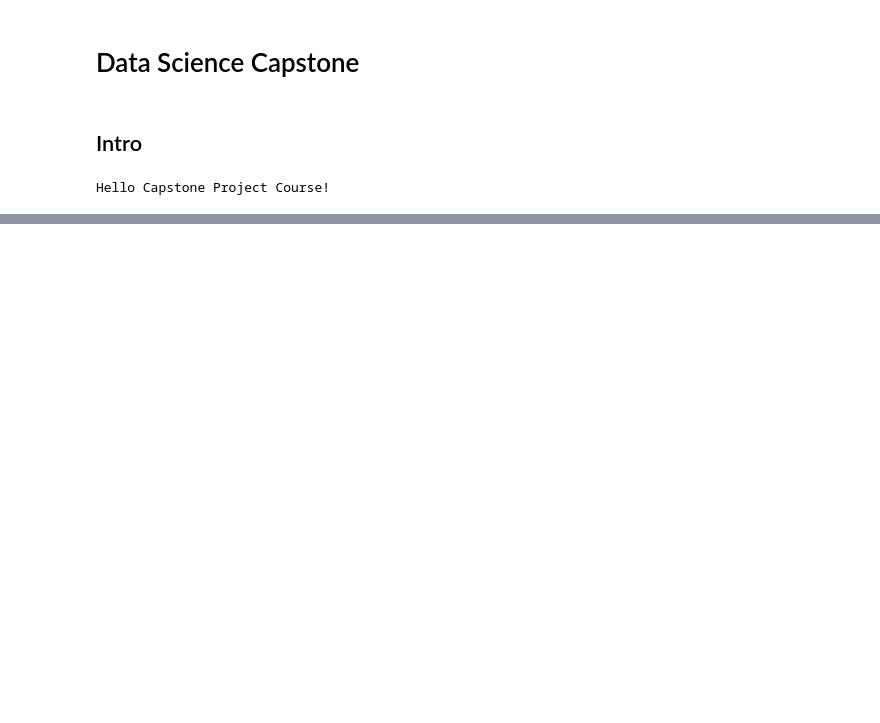
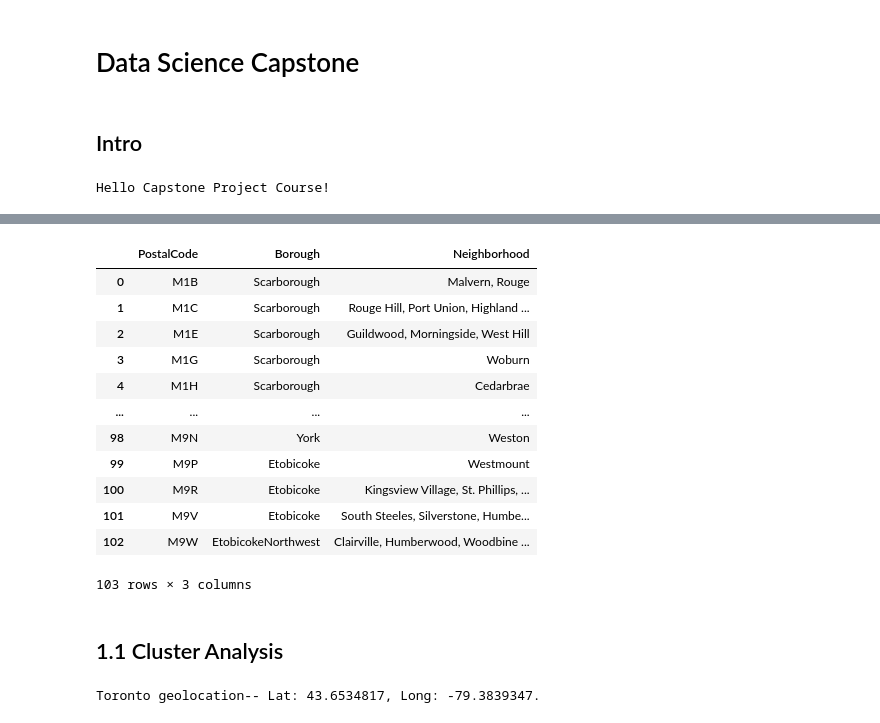
Before and after one commit to Badhippie/ABreathofFreshAir, a Jupyter notebook: Data_Science_Capstone.ipynb, the cells around one changed output, grey strips where cells are left out. Saved outputs shown, nothing was run; the diff lists cells and outputs as text; code cells hidden in the pictures; blank space fills up the shorter version.

```diff
--- a/Data_Science_Capstone.ipynb
+++ b/Data_Science_Capstone.ipynb
@@ -26,0 +95,12 @@ geo_data.head()
+# %%
+# Clean the df, count of boroughs and neighborhoods
+geo_data = pd.read_csv('/Geospatial_Coordinates.csv')
+geo_data.shape
+clean_geo_data = pd.DataFrame({'PostalCode':toronto_data['PostalCode'],
+                            'Borough':toronto_data['Borough'],
+                            'Neighborhood':toronto_data['Neighborhood'],
+                            'Latitude':geo_data['Latitude'],
+                            'Longitude':geo_data['Longitude']})
+print('There are {} boroughs in Toronto'.format(clean_geo_data['Borough'].nunique()))
+print('There are {} neighborhoods in Toronto'.format(clean_geo_data['Neighborhood'].nunique()))
+clean_geo_data.head()
@@ -26,0 +116,30 @@ geo_data.head()
+# %%
+# Finally, join the data frames on specified features
+project_df = clean_geo_data.groupby(['PostalCode', 'Borough'])['Neighborhood'].apply(', '.join).reset_index()
+project_df
+# %% [output]
+|  | PostalCode | Borough | Neighborhood |
+| 0 | M1B | Scarborough | Malvern, Rouge |
+| 1 | M1C | Scarborough | Rouge Hill, Port Union, Highland ... |
+| 2 | M1E | Scarborough | Guildwood, Morningside, West Hill |
+| 3 | M1G | Scarborough | Woburn |
+| 4 | M1H | Scarborough | Cedarbrae |
+| ... | ... | ... | ... |
+| 98 | M9N | York | Weston |
+| 99 | M9P | Etobicoke | Westmount |
+| 100 | M9R | Etobicoke | Kingsview Village, St. Phillips, ... |
+| 101 | M9V | Etobicoke | South Steeles, Silverstone, Humbe... |
+| 102 | M9W | EtobicokeNorthwest | Clairville, Humberwood, Woodbine ... |
+103 rows × 3 columns
+# %% [markdown]
+## 1.1 Cluster Analysis
+# %%
+# Get coordinates of Toronto
+address = 'Toronto'
+geolocator = Nominatim(user_agent = 'toronto_explorer')
+location = geolocator.geocode(address)
+latitude = location.latitude
+longitude = location.longitude
+print('Toronto geolocation-- Lat: {}, Long: {}.'.format(latitude, longitude))
+# %% [output]
+Toronto geolocation-- Lat: 43.6534817, Long: -79.3839347.
```
Also changed, not shown: parts of 7 cells of this notebook.
